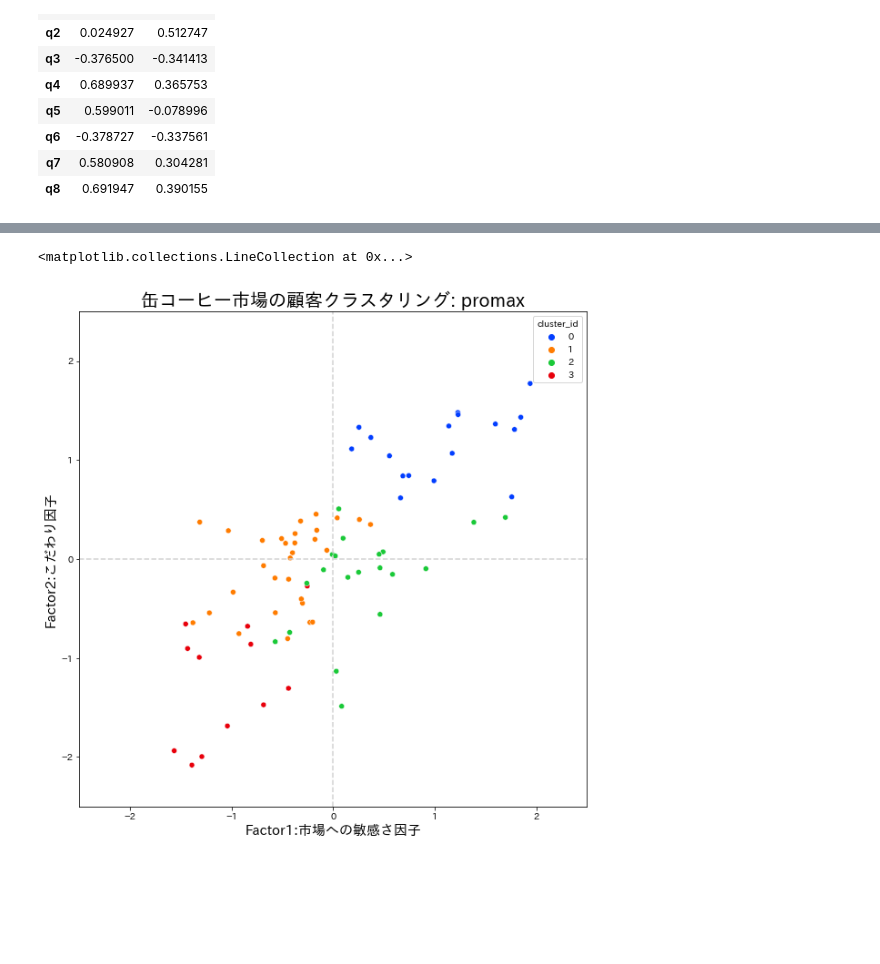
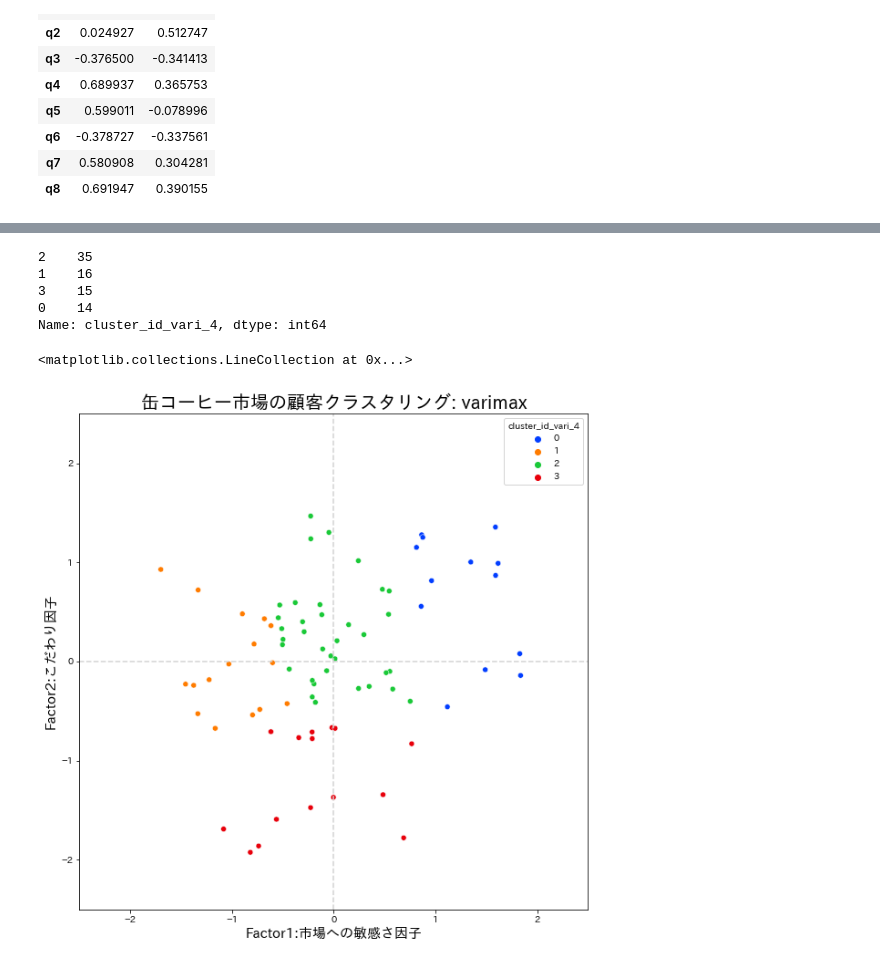
Before and after one commit to TomoyaOzawa-DA/Datact, a Jupyter notebook: Cluster/Cluster_coffee.ipynb, the cells around one changed output, grey strips where cells are left out. Saved outputs shown, nothing was run; the diff lists cells and outputs as text; code cells hidden in the pictures; blank space fills up the shorter version.

```diff
--- a/Cluster/Cluster_coffee.ipynb
+++ b/Cluster/Cluster_coffee.ipynb
@@ -337,0 +449,7 @@ Factor1は市場への敏感さ因子、Factor2はこだわり因子？？
+# %%
+# クラスター分析の設定をkm2に格納
+km_pro_4 = KMeans(n_clusters=4,random_state=2)
+
+# クラスタリング
+score_promax_pred_4 = km_pro_4.fit_predict(score_promax)
+score_promax_pred_4
@@ -337,0 +471,3 @@ Factor1は市場への敏感さ因子、Factor2はこだわり因子？？
+# %%
+df['cluster_id_pro_4'] = score_promax_pred_4
+df.head()
@@ -337,0 +504,9 @@ Factor1は市場への敏感さ因子、Factor2はこだわり因子？？
+# %%
+# クラスター分析の設定をkm3に格納
+km_pro_3 = KMeans(n_clusters=3,random_state=2)
+
+# クラスタリング
+score_promax_pred_3 = km_pro_3.fit_predict(score_promax)
+
+df['cluster_id_pro_3'] = score_promax_pred_3
+df.head()
@@ -374,0 +557,15 @@ df.head()
+# %%
+score_varimax = fa_varimax.transform(df_scaled)
+
+df_varimax = pd.DataFrame(score_varimax, columns = ["Factor1_varimax", "Factor2_varimax"])
+
+# クラスター分析の設定をkm3に格納
+km_vari_4 = KMeans(n_clusters=4,random_state=4)
+
+# クラスタリング
+score_varimax_pred_4 = km_vari_4.fit_predict(score_varimax)
+
+df['cluster_id_vari_4'] = score_varimax_pred_4
+
+df = pd.concat([df, df_varimax], axis = 1)
+df.head()
@@ -375,13 +579,21 @@ df.head()
+# %%
+df['cluster_id_vari_4'].value_counts()
+# %% [output]
+2    35
+1    16
+3    15
+0    14
+Name: cluster_id_vari_4, dtype: int64
 # %%
 plt.figure(figsize=(10, 10))
-sns.scatterplot(data = df, x = "Factor1", y = "Factor2", hue = "cluster_id", palette='bright')
+sns.scatterplot(data = df, x = "Factor1_varimax", y = "Factor2_varimax", hue = "cluster_id_vari_4", palette='bright')
 plt.xlabel('Factor1:市場への敏感さ因子',size = 15)
 plt.ylabel('Factor2:こだわり因子',size = 15)
-plt.title('缶コーヒー市場の顧客クラスタリング: promax',size = 20)
+plt.title('缶コーヒー市場の顧客クラスタリング: varimax',size = 20)
 plt.xlim(-2.5, 2.5)
 plt.ylim(-2.5, 2.5)
 plt.hlines([0], -2.5, 2.5, 'lightgray', linestyles='dashed')
 plt.vlines([0], -2.5, 2.5, 'lightgray', linestyles='dashed')
 # %% [output]
 <matplotlib.collections.LineCollection at 0x...>
-[figure, old version]
+[figure, new version]
```
Also changed, not shown: parts of 74 cells of this notebook.
